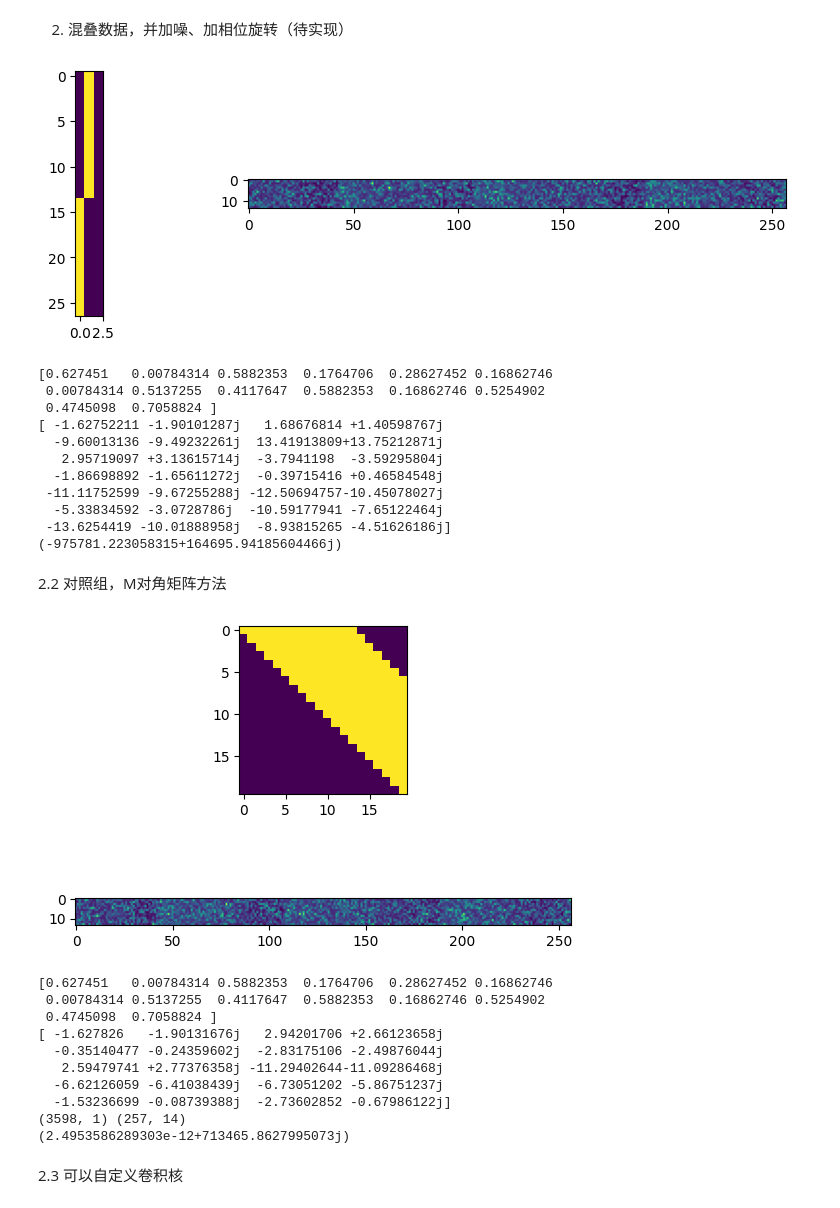
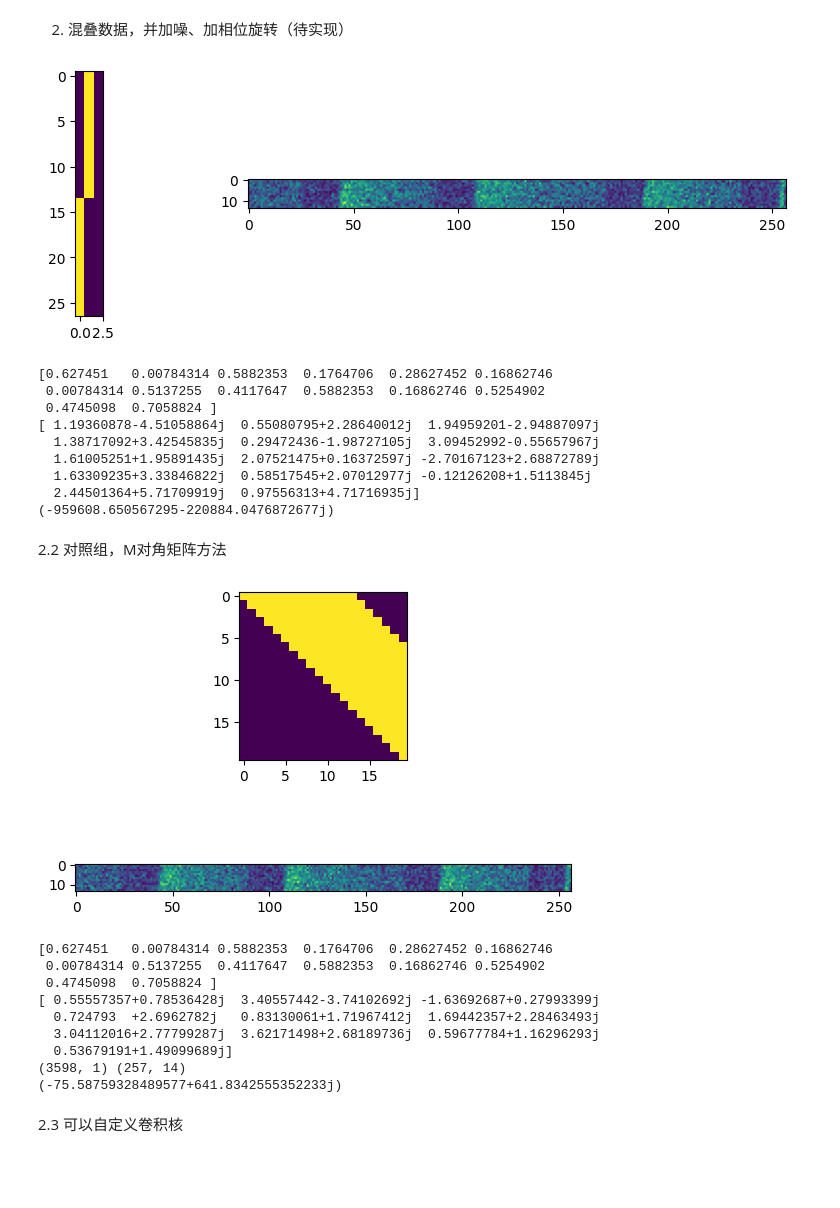
Before and after one commit to auto-Dog/MOAC_deep, a Jupyter notebook: src/time_freq_unaligend.ipynb, the cells around one changed output. Saved outputs shown, nothing was run; the diff lists cells and outputs as text; code cells hidden in the pictures; blank space fills up the shorter version.

```diff
--- a/src/time_freq_unaligend.ipynb
+++ b/src/time_freq_unaligend.ipynb
@@ -10,7 +10,7 @@ from PIL import Image
 # %matplotlib auto
 L_symbols = 256    # 发送符号数
 M_users = 14    # 用户数
-SNR_db_global = -10
+SNR_db_global = 0
 # # 生成新数据
 # d_data = np.random.randn(M_users,L_symbols)
 
@@ -103,62 +101,63 @@ print(d_data[:,0])
 print(convSame[:,0])
 print(np.sum((np.sum(convSame[:,:-1],axis=0)-np.sum(d_data,axis=0))**2))
 # %% [output]
-[figure, old version]
+[figure, new version]
 [0.627451   0.00784314 0.5882353  0.1764706  0.28627452 0.16862746
  0.00784314 0.5137255  0.4117647  0.5882353  0.16862746 0.5254902
  0.4745098  0.7058824 ]
-[ -1.62752211 -1.90101287j   1.68676814 +1.40598767j
-  -9.60013136 -9.49232261j  13.41913809+13.75212871j
-   2.95719097 +3.13615714j  -3.7941198  -3.59295804j
-  -1.86698892 -1.65611272j  -0.39715416 +0.46584548j
- -11.11752599 -9.67255288j -12.50694757-10.45078027j
-  -5.33834592 -3.0728786j  -10.59177941 -7.65122464j
- -13.6254419 -10.01888958j  -8.93815265 -4.51626186j]
-(-975781.223058315+164695.94185604466j)
+[ 1.19360878-4.51058864j  0.55080795+2.28640012j  1.94959201-2.94887097j
+  1.38717092+3.42545835j  0.29472436-1.98727105j  3.09452992-0.55657967j
+  1.61005251+1.95891435j  2.07521475+0.16372597j -2.70167123+2.68872789j
+  1.63309235+3.33846822j  0.58517545+2.07012977j -0.12126208+1.5113845j
+  2.44501364+5.71709919j  0.97556313+4.71716935j]
+(-959608.650567295-220884.0476872677j)
 # %% [markdown]
 2.2 对照组，M对角矩阵方法
 # %%
 # 生成模糊矩阵
 D_array = np.zeros((M_users*L_symbols+M_users-1,M_users*L_symbols))
 for i in range(M_users*L_symbols):
     row_tail = min(i+M_users,M_users*L_symbols+M_users-1)
     D_array[i:row_tail,i] = 1.
 plt.subplot(211)
 plt.imshow(D_array[-20:,-20:])
 d_data_vec = d_data_h[:,:-1].T.reshape(-1,1)
 
 # # Mat Mul Method
 # D_array = np.zeros([M_users*(L_symbols+1)-1, M_users*L_symbols])*(1+0j)
 # for idx in range(M_users*L_symbols):    # 按列依次赋值
 #     D_array[np.arange(M_users)+idx, idx] = hh[np.mod(idx,M_users)]
 # d_data_vec = d_data.T.reshape(-1,1)
 # plt.imshow(d_data_vec)
 y_out = D_array @ d_data_vec
 # np.save('my_sample.npy',y_out.flatten())
 
-y_out = awgn(y_out,SNR_db_global) # add white gaussian noise
 y_out1 = np.vstack((y_out,[0.]))    # 为了能形成信号矩阵
+y_out1 = awgn(y_out1,SNR_db_global) # add white gaussian noise
 y_out_mat = y_out1.reshape(L_symbols+1,M_users).T
 plt.subplot(212)
 plt.imshow(np.abs(y_out_mat))
 plt.show()
 print(d_data[:,0])
 print(y_out_mat[0:10,0].flatten())
 # print(np.sum((y_out_mat-convSame)**2))
 print(y_out1.shape,convSame.T.shape)
 print(np.sum((y_out1.flatten()-(convSame.T.reshape(-1)))**2))
+
+# # debug
+# convSame = convSame.T.reshape(-1)
+# y_out = convSame[:-1]
 # %% [output]
-[figure, old version]
+[figure, new version]
 [0.627451   0.00784314 0.5882353  0.1764706  0.28627452 0.16862746
  0.00784314 0.5137255  0.4117647  0.5882353  0.16862746 0.5254902
  0.4745098  0.7058824 ]
-[ -1.627826   -1.90131676j   2.94201706 +2.66123658j
-  -0.35140477 -0.24359602j  -2.83175106 -2.49876044j
-   2.59479741 +2.77376358j -11.29402644-11.09286468j
-  -6.62126059 -6.41038439j  -6.73051202 -5.86751237j
-  -1.53236699 -0.08739388j  -2.73602852 -0.67986122j]
+[ 0.55557357+0.78536428j  3.40557442-3.74102692j -1.63692687+0.27993399j
+  0.724793  +2.6962782j   0.83130061+1.71967412j  1.69442357+2.28463493j
+  3.04112016+2.77799287j  3.62171498+2.68189736j  0.59677784+1.16296293j
+  0.53679191+1.49099689j]
 (3598, 1) (257, 14)
-(2.4953586289303e-12+713465.8627995073j)
+(-75.58759328489577+641.8342555352233j)
 # %% [markdown]
 2.3 可以自定义卷积核
 # %%
```
Also changed, not shown: parts of 6 cells of this notebook, 1 other file.
